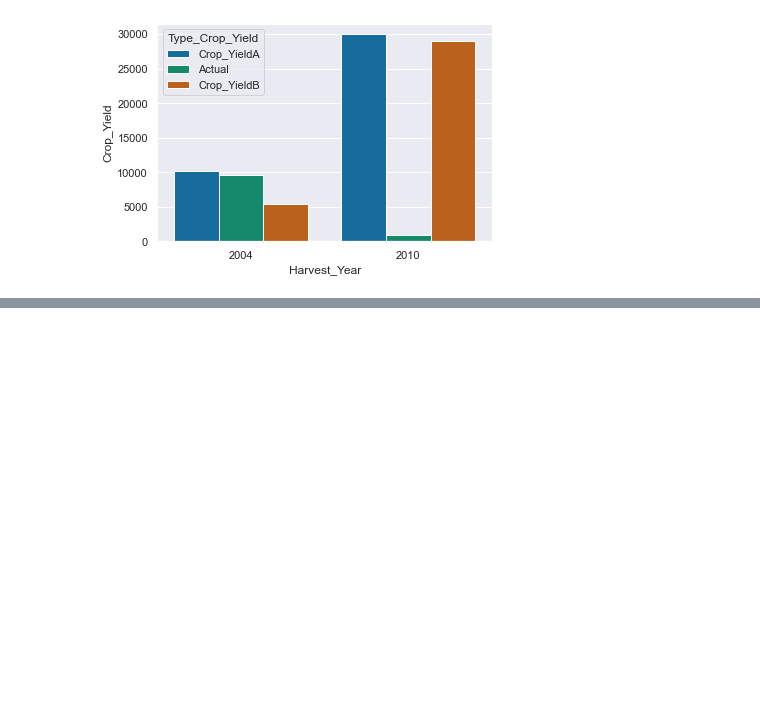
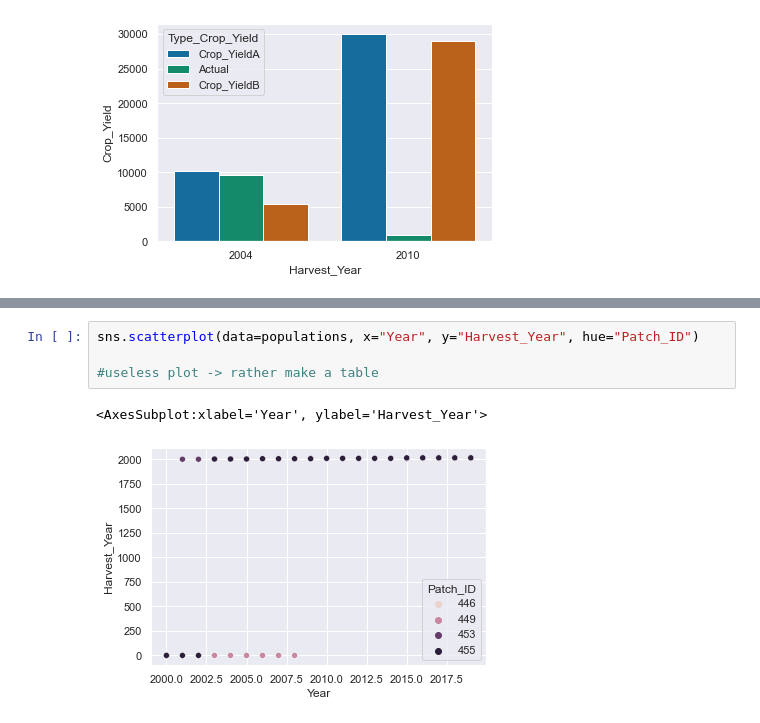
Before and after one commit to g19j1101/HoneybushModel_Results_Analysis, a Jupyter notebook: analysis.ipynb, the cells around one changed output, grey strips where cells are left out. Drawn from its saved outputs; the diff is of its cells as text; blank space fills up the shorter version.

```diff
--- a/analysis.ipynb
+++ b/analysis.ipynb
@@ -48,0 +85,7 @@ sns.barplot(data=hartman, x="Harvest_Year", y="Crop_Yield", hue="Type_Crop_Yield
+# %%
+sns.scatterplot(data=populations, x="Year", y="Harvest_Year", hue="Patch_ID")
+
+#useless plot -> rather make a table
+# %% [output]
+<AxesSubplot:xlabel='Year', ylabel='Harvest_Year'>
+[figure, added]
```
Also changed, not shown: parts of 19 cells of this notebook, 16 other files.
